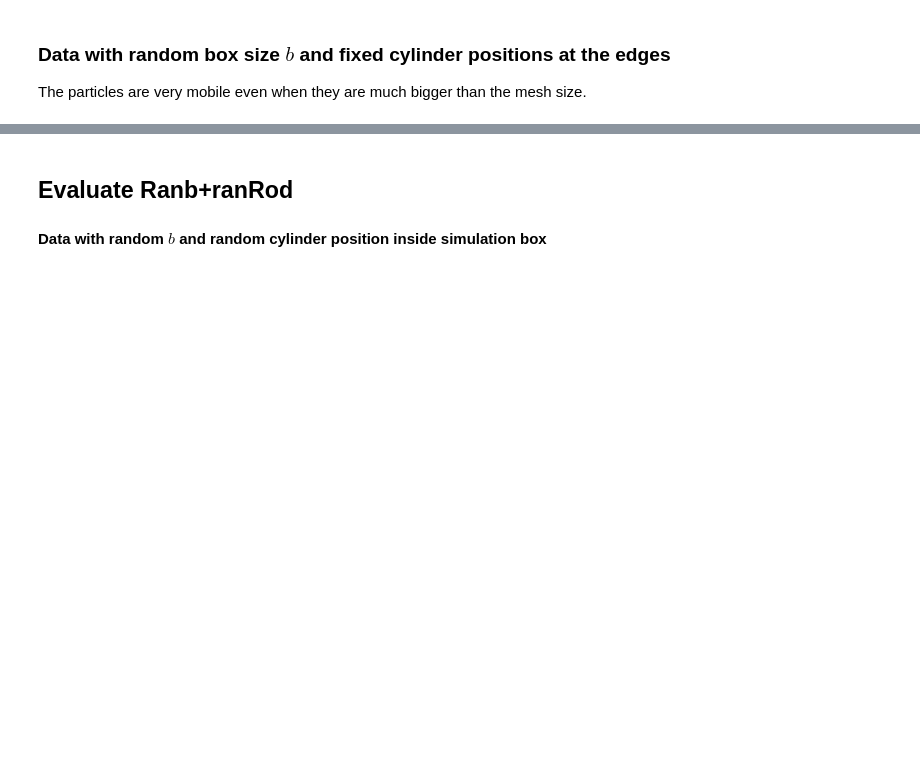
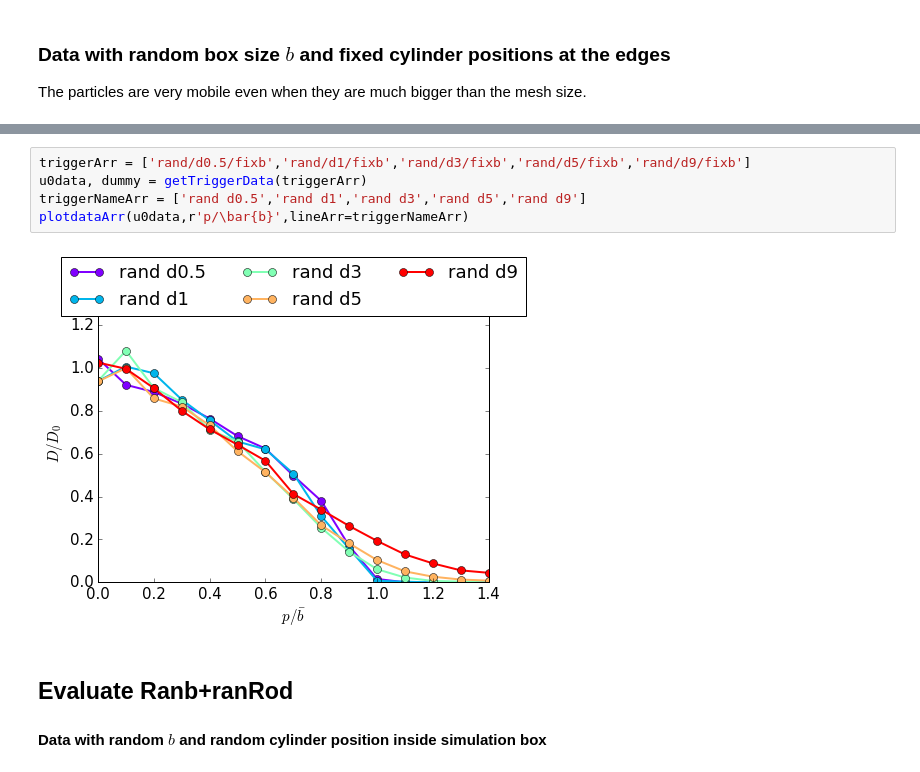
Before and after one commit to JohannHansing/iPythonNB, a Jupyter notebook: Ranb/Ranb.ipynb, the cells around one changed output, grey strips where cells are left out. Drawn from its saved outputs; the diff is of its cells as text; blank space fills up the shorter version.

```diff
--- a/Ranb/Ranb.ipynb
+++ b/Ranb/Ranb.ipynb
@@ -89,3 +103,10 @@ plotdataArr(u0data,r'p/\bar{b}',lineArr=triggerNameArr)
+# %%
+triggerArr = ['rand/d0.5/fixb','rand/d1/fixb','rand/d3/fixb','rand/d5/fixb','rand/d9/fixb']
+u0data, dummy = getTriggerData(triggerArr)
+triggerNameArr = ['rand d0.5','rand d1','rand d3','rand d5','rand d9']
+plotdataArr(u0data,r'p/\bar{b}',lineArr=triggerNameArr)
+# %% [output]
+[figure, added]
 # %% [markdown]
 ## Evaluate Ranb+ranRod
 ####  Data with random $b$ and random cylinder position inside simulation box
```
Also changed, not shown: parts of 4 cells of this notebook, 1 other file.
